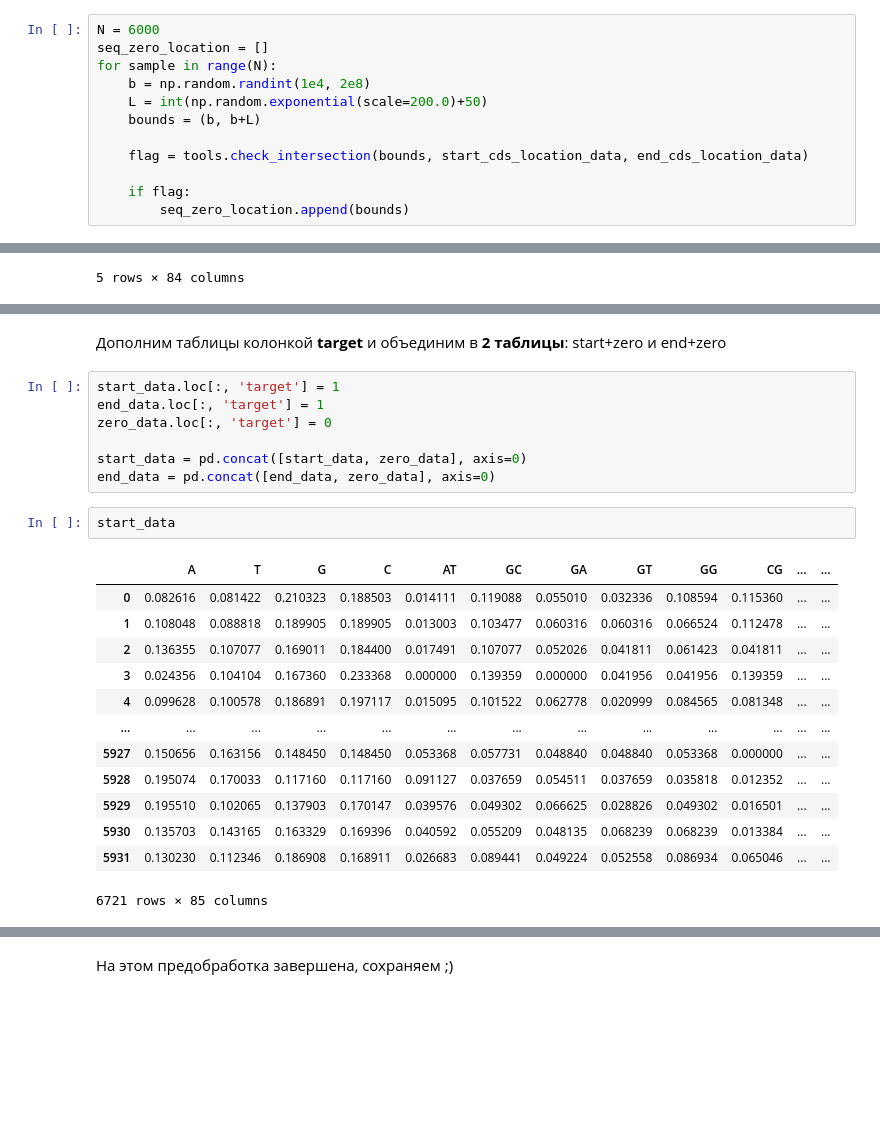
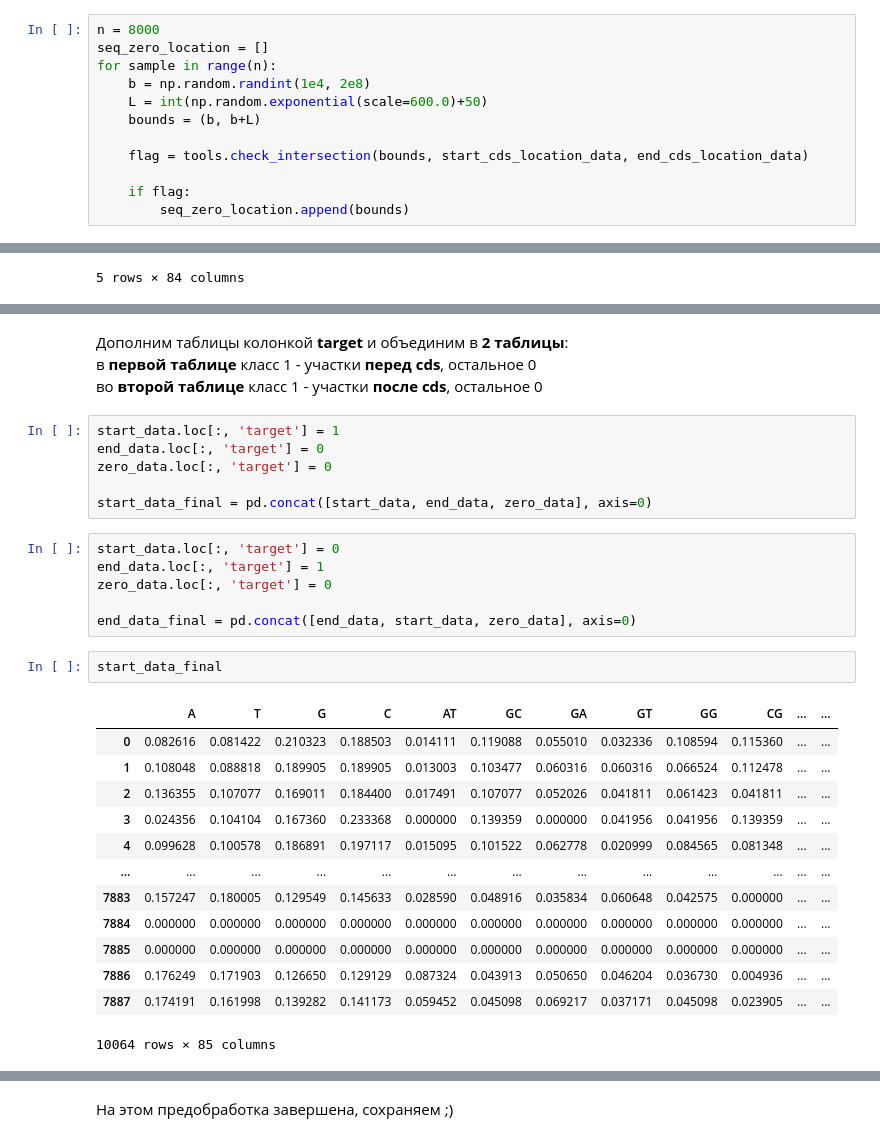
Before and after one commit to polilya/gene_predict_project, a Jupyter notebook: notebooks/data_preprocessing.ipynb, the cells around one changed output, grey strips where cells are left out. Drawn from its saved outputs; the diff is of its cells as text; blank space fills up the shorter version.

Commit message:
fixed data_processing.ipynb

```diff
--- a/notebooks/data_preprocessing.ipynb
+++ b/notebooks/data_preprocessing.ipynb
@@ -174,11 +174,11 @@ plt.legend(fontsize='large')
 # %% [markdown]
 Дополнительно мы убеждаемся, что выбранные последовательности класса 0 **не пересекаются** с границами последовательностей класса 1
 # %%
-N = 6000
+n = 8000
 seq_zero_location = []
-for sample in range(N):
+for sample in range(n):
     b = np.random.randint(1e4, 2e8)
-    L = int(np.random.exponential(scale=200.0)+50)
+    L = int(np.random.exponential(scale=600.0)+50)
     bounds = (b, b+L)
 
     flag = tools.check_intersection(bounds, start_cds_location_data, end_cds_location_data)
@@ -238,26 +246,33 @@ print(f'Количество примеров: перед cds: {start_data.shape
 # %% [markdown]
-Дополним таблицы колонкой **target** и объединим в **2 таблицы**: start+zero и end+zero
+Дополним таблицы колонкой **target** и объединим в **2 таблицы**:
+в **первой таблице** класс 1 - участки **перед cds**, остальное 0
+во **второй таблице** класс 1 - участки **после cds**, остальное 0
 # %%
 start_data.loc[:, 'target'] = 1
-end_data.loc[:, 'target'] = 1
+end_data.loc[:, 'target'] = 0
 zero_data.loc[:, 'target'] = 0
 
-start_data = pd.concat([start_data, zero_data], axis=0)
-end_data = pd.concat([end_data, zero_data], axis=0)
+start_data_final = pd.concat([start_data, end_data, zero_data], axis=0)
+# %%
+start_data.loc[:, 'target'] = 0
+end_data.loc[:, 'target'] = 1
+zero_data.loc[:, 'target'] = 0
+
+end_data_final = pd.concat([end_data, start_data, zero_data], axis=0)
 # %%
-start_data
+start_data_final
 # %% [output]
 |  | A | T | G | C | AT | GC | GA | GT | GG | CG | ... | ... |
 | 0 | 0.082616 | 0.081422 | 0.210323 | 0.188503 | 0.014111 | 0.119088 | 0.055010 | 0.032336 | 0.108594 | 0.115360 | ... | ... |
 | 1 | 0.108048 | 0.088818 | 0.189905 | 0.189905 | 0.013003 | 0.103477 | 0.060316 | 0.060316 | 0.066524 | 0.112478 | ... | ... |
 | 2 | 0.136355 | 0.107077 | 0.169011 | 0.184400 | 0.017491 | 0.107077 | 0.052026 | 0.041811 | 0.061423 | 0.041811 | ... | ... |
 | 3 | 0.024356 | 0.104104 | 0.167360 | 0.233368 | 0.000000 | 0.139359 | 0.000000 | 0.041956 | 0.041956 | 0.139359 | ... | ... |
 | 4 | 0.099628 | 0.100578 | 0.186891 | 0.197117 | 0.015095 | 0.101522 | 0.062778 | 0.020999 | 0.084565 | 0.081348 | ... | ... |
 | ... | ... | ... | ... | ... | ... | ... | ... | ... | ... | ... | ... | ... |
-| 5927 | 0.150656 | 0.163156 | 0.148450 | 0.148450 | 0.053368 | 0.057731 | 0.048840 | 0.048840 | 0.053368 | 0.000000 | ... | ... |
-| 5928 | 0.195074 | 0.170033 | 0.117160 | 0.117160 | 0.091127 | 0.037659 | 0.054511 | 0.037659 | 0.035818 | 0.012352 | ... | ... |
-| 5929 | 0.195510 | 0.102065 | 0.137903 | 0.170147 | 0.039576 | 0.049302 | 0.066625 | 0.028826 | 0.049302 | 0.016501 | ... | ... |
-| 5930 | 0.135703 | 0.143165 | 0.163329 | 0.169396 | 0.040592 | 0.055209 | 0.048135 | 0.068239 | 0.068239 | 0.013384 | ... | ... |
-| 5931 | 0.130230 | 0.112346 | 0.186908 | 0.168911 | 0.026683 | 0.089441 | 0.049224 | 0.052558 | 0.086934 | 0.065046 | ... | ... |
+| 7883 | 0.157247 | 0.180005 | 0.129549 | 0.145633 | 0.028590 | 0.048916 | 0.035834 | 0.060648 | 0.042575 | 0.000000 | ... | ... |
+| 7884 | 0.000000 | 0.000000 | 0.000000 | 0.000000 | 0.000000 | 0.000000 | 0.000000 | 0.000000 | 0.000000 | 0.000000 | ... | ... |
+| 7885 | 0.000000 | 0.000000 | 0.000000 | 0.000000 | 0.000000 | 0.000000 | 0.000000 | 0.000000 | 0.000000 | 0.000000 | ... | ... |
+| 7886 | 0.176249 | 0.171903 | 0.126650 | 0.129129 | 0.087324 | 0.043913 | 0.050650 | 0.046204 | 0.036730 | 0.004936 | ... | ... |
+| 7887 | 0.174191 | 0.161998 | 0.139282 | 0.141173 | 0.059452 | 0.045098 | 0.069217 | 0.037171 | 0.045098 | 0.023905 | ... | ... |
-6721 rows × 85 columns
+10064 rows × 85 columns
 # %%
```
Also changed, not shown: parts of 11 cells of this notebook.
